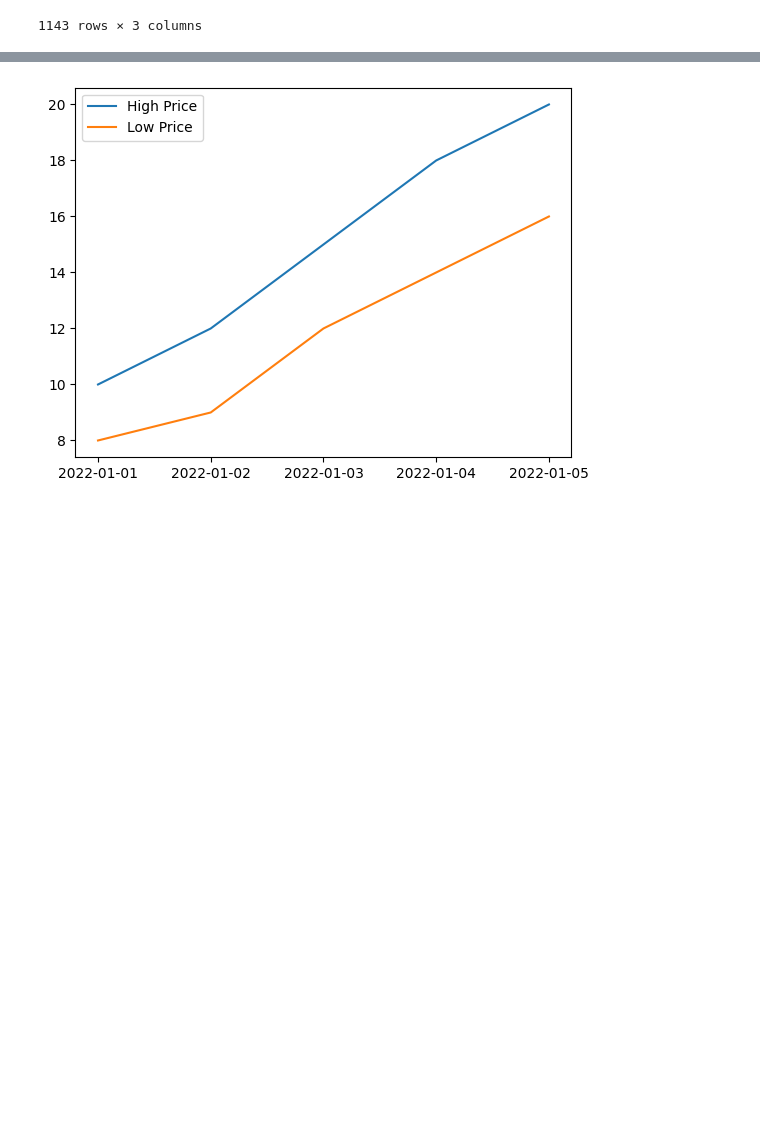
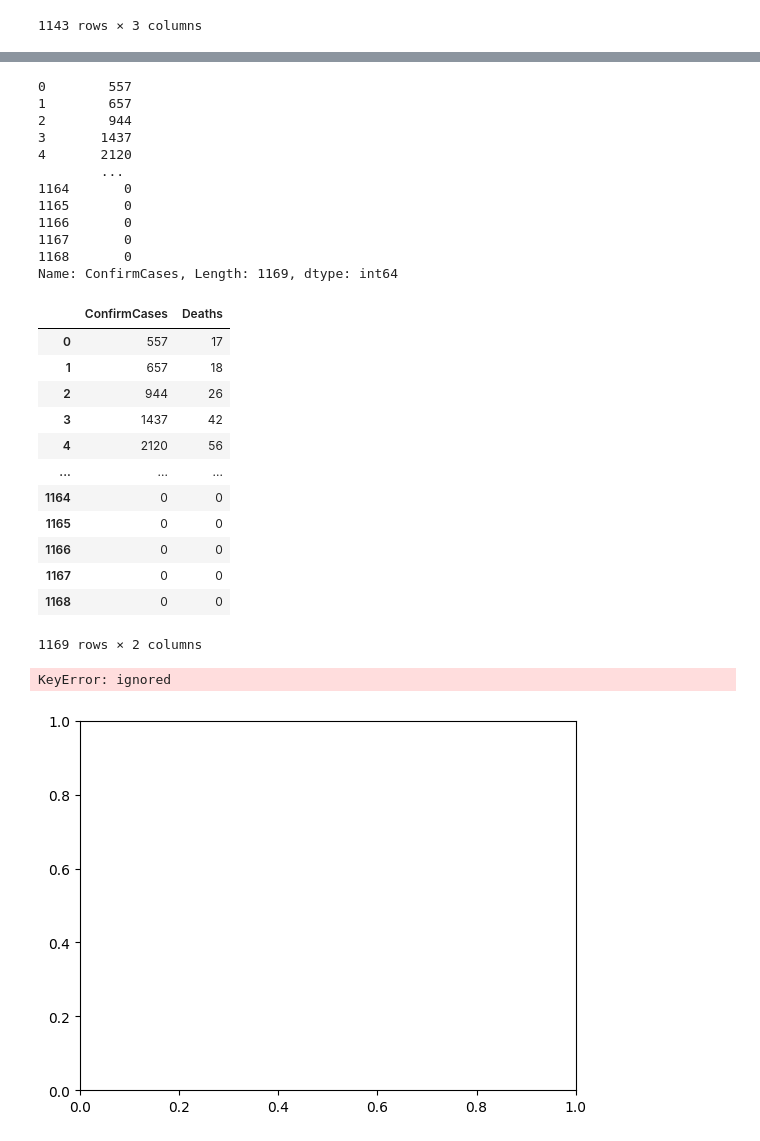
Before and after one commit to vedant-khawase/Group2_Final_Project, a Jupyter notebook: Python_Project_Group2.ipynb, the cells around one changed output, grey strips where cells are left out. Saved outputs shown, nothing was run; the diff lists cells and outputs as text; code cells hidden in the pictures; blank space fills up the shorter version.

```diff
--- a/Python_Project_Group2.ipynb
+++ b/Python_Project_Group2.ipynb
@@ -111,8 +113,13 @@ stock_api_combined_data = reduce(lambda x,y: pd.merge(x,y, on='Date', how='outer
 #merged data frame with API result and confirmed and dealth cases of covid based on Data and fill null values with 0
 merged_dataFrame = pd.merge(global_data,stock_api_combined_data, on='Date',how = 'outer').fillna(0)
 display(merged_dataFrame)
+s = merged_dataFrame.select_dtypes(include='object').columns
+merged_dataFrame[s] = merged_dataFrame[s].astype("float")
+merged_dataFrame["ConfirmCases"] = merged_dataFrame["ConfirmCases"].astype("int")
+merged_dataFrame["Deaths"] = merged_dataFrame["Deaths"].astype("int")
 #create excel file from combined data frame
 merged_dataFrame.to_excel("output.xlsx",sheet_name='Sheet_name_1')
+merged_dataFrame.dtypes
 # %% [output]
 |  | Date | ConfirmCases | Deaths | SPY_High | SPY_Low | XIU_High | XIU_Low | EXPE_High | EXPE_Low | VNQ_High | ... |
 | 0 | 2020-01-22 | 557.0 | 17.0 | 0 | 0 | 0 | 0 | 0 | 0 | 0 | ... |
@@ -129,0 +156,4 @@ merged_dataFrame.to_excel("output.xlsx",sheet_name='Sheet_name_1')
+# %%
+merged_dataFrame["ConfirmCases_Normalized"] = preprocessing.MinMaxScaler().fit_transform(np.array(merged_dataFrame["ConfirmCases"]).reshape(-1,1))
+merged_dataFrame["Deaths_Normalized"] = preprocessing.MinMaxScaler().fit_transform(np.array(merged_dataFrame["Deaths"]).reshape(-1,1))
+merged_dataFrame.plot(x="Date", y=["ConfirmCases_Normalized", "Deaths_Normalized"])
@@ -130,17 +163,49 @@ merged_dataFrame.to_excel("output.xlsx",sheet_name='Sheet_name_1')
 # %%
 import pandas as pd
 import matplotlib.pyplot as plt
+display(merged_dataFrame['ConfirmCases'])
+# Defining the stock data
+stock_data = pd.DataFrame({'Confirmed Cases': merged_dataFrame['ConfirmCases'],
+                           'Death Cases': merged_dataFrame['Deaths']},
+                          index=merged_dataFrame['Date'])
 
-# Defining the stock data
-stock_data = pd.DataFrame({'High': [10, 12, 15, 18, 20],
-                           'Low': [8, 9, 12, 14, 16]},
-                          index=['2022-01-01', '2022-01-02', '2022-01-03', '2022-01-04', '2022-01-05'])
-
+df2 = merged_dataFrame.filter(['ConfirmCases','Deaths'], axis=1)
+display(df2)
+#display(stock_data)
 # Ploting the data using the line graph
 fig, ax = plt.subplots()
 ax.plot(stock_data.index, stock_data['High'], label='High Price')
 ax.plot(stock_data.index, stock_data['Low'], label='Low Price')
 ax.legend()
 plt.show()
+
+
+#lines = merged_dataFrame.plot.line()
 # %% [output]
+0        557
+1        657
+2        944
+3       1437
+4       2120
+        ...
+1164       0
+1165       0
+1166       0
+1167       0
+1168       0
+Name: ConfirmCases, Length: 1169, dtype: int64
+|  | ConfirmCases | Deaths |
+| 0 | 557 | 17 |
+| 1 | 657 | 18 |
+| 2 | 944 | 26 |
+| 3 | 1437 | 42 |
+| 4 | 2120 | 56 |
+| ... | ... | ... |
+| 1164 | 0 | 0 |
+| 1165 | 0 | 0 |
+| 1166 | 0 | 0 |
+| 1167 | 0 | 0 |
+| 1168 | 0 | 0 |
+1169 rows × 2 columns
+KeyError: ignored
-[figure, old version]
+[figure, new version]
```
Also changed, not shown: parts of 4 cells of this notebook.
